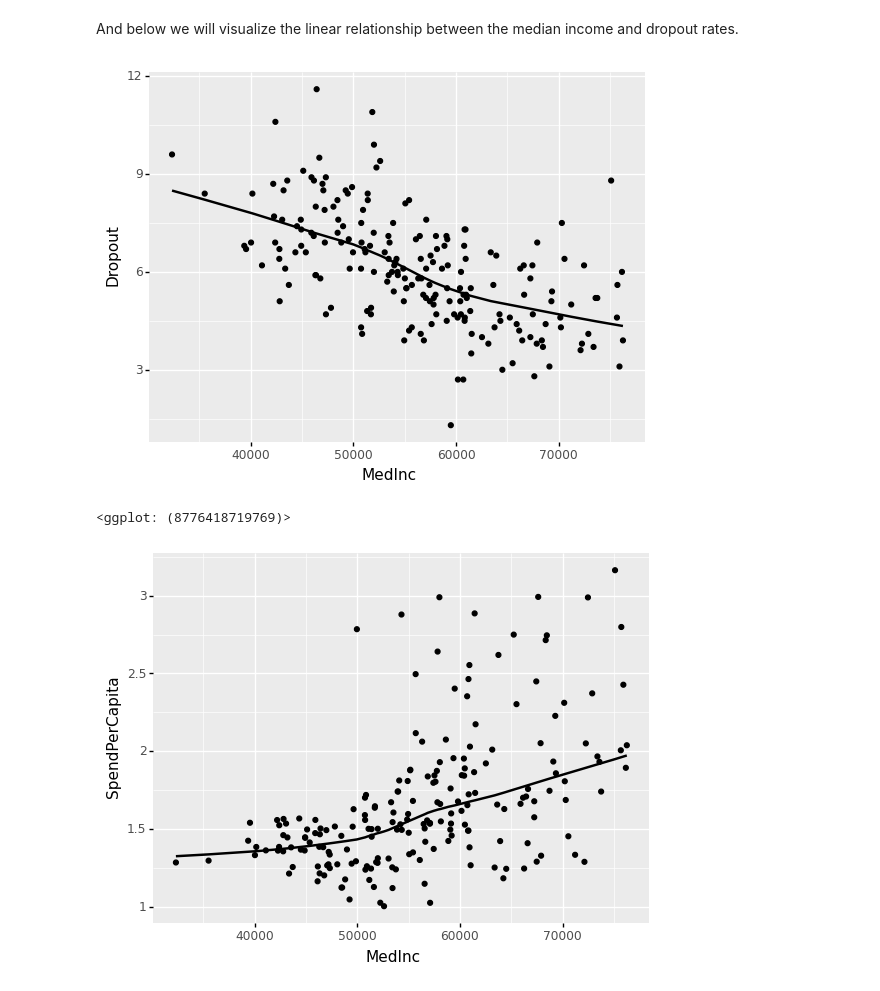
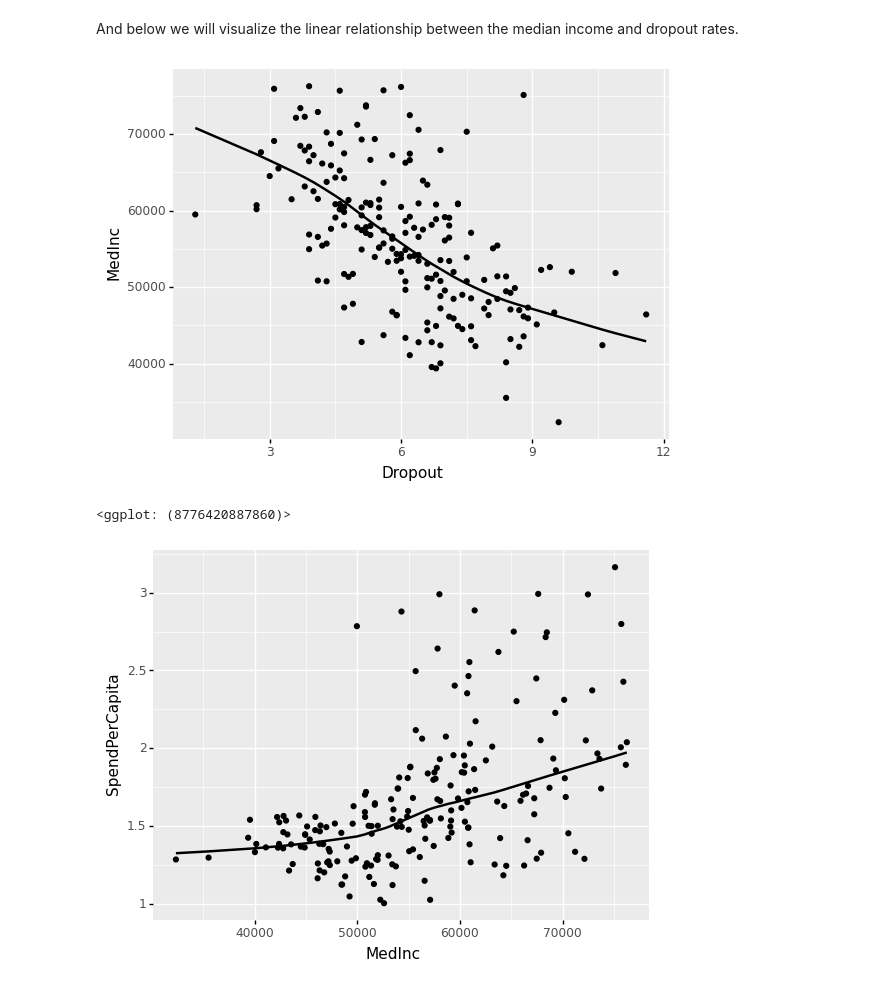
Before and after one commit to shayleelaura/Independent_Capstone, a Jupyter notebook: State Student Spending Case Study.ipynb, the cells around one changed output. Cells and saved outputs as stored; diff of their text form; code cells hidden in the pictures.

```diff
--- a/State Student Spending Case Study.ipynb
+++ b/State Student Spending Case Study.ipynb
@@ -801,10 +811,10 @@ stateMeltedDropout.sort_values('Dropout', ascending = False).head(10)
 # %% [markdown]
 And below we will visualize the linear relationship between the median income and dropout rates.
 # %%
-ggplot(keyYears, aes(x = 'MedInc', y = 'Dropout')) + geom_point(stat = 'identity') + stat_smooth()
+ggplot(keyYears, aes(x = 'Dropout', y = 'MedInc')) + geom_point(stat = 'identity') + stat_smooth()
 # %% [output]
-[figure, old version]
+[figure, new version]
-<ggplot: (8776418719769)>
+<ggplot: (8776420887860)>
 # %%
 ggplot(keyYears, aes(x = 'MedInc', y = 'SpendPerCapita')) + geom_point(stat = 'identity') + stat_smooth()
 # %% [output]
```
Also changed, not shown: parts of 12 cells of this notebook.
